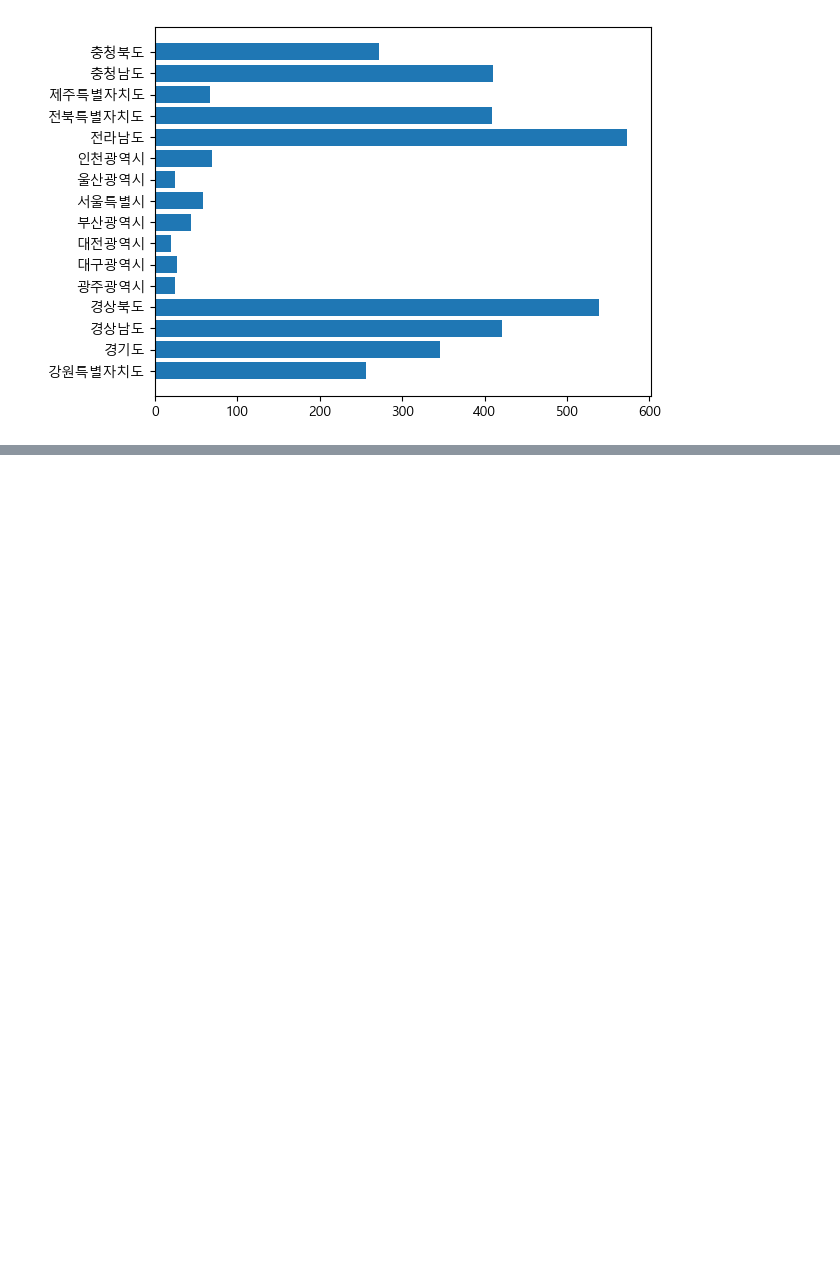
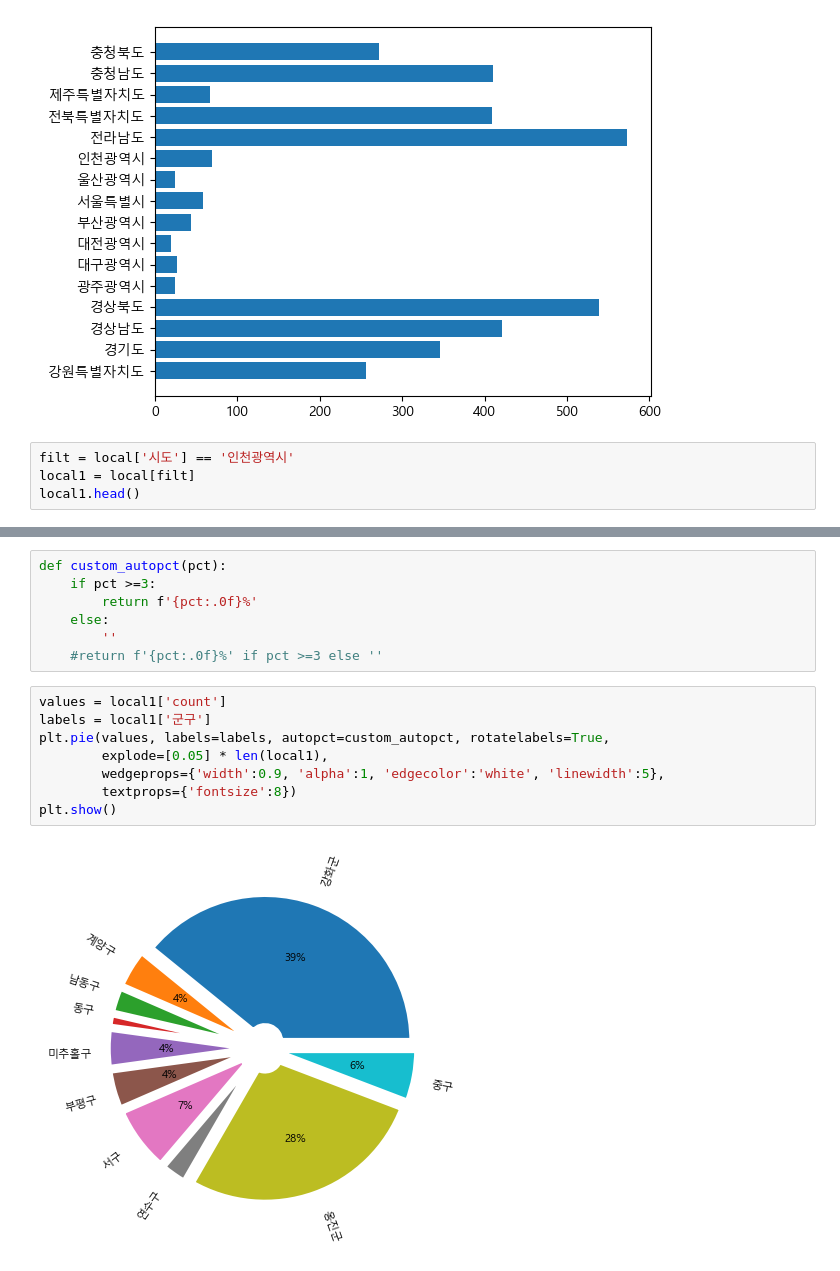
Before and after one commit to helen-cho/python, a Jupyter notebook: 04.데이터시각화/프로젝트/06.행정구역/02.행정구역별의료기관수.ipynb, the cells around one changed output, grey strips where cells are left out. Drawn from its saved outputs; the diff is of its cells as text; blank space fills up the shorter version.

```diff
--- a/04.데이터시각화/프로젝트/06.행정구역/02.행정구역별의료기관수.ipynb
+++ b/04.데이터시각화/프로젝트/06.행정구역/02.행정구역별의료기관수.ipynb
@@ -176,3 +176,7 @@ plt.barh(group.index, group.values)
 plt.show()
 # %% [output]
 [figure]
+# %%
+filt = local['시도'] == '인천광역시'
+local1 = local[filt]
+local1.head()
@@ -178,0 +191,17 @@ plt.show()
+# %%
+def custom_autopct(pct):
+    if pct >=3:
+        return f'{pct:.0f}%'
+    else:
+        ''
+    #return f'{pct:.0f}%' if pct >=3 else ''
+# %%
+values = local1['count']
+labels = local1['군구']
+plt.pie(values, labels=labels, autopct=custom_autopct, rotatelabels=True,
+        explode=[0.05] * len(local1),
+        wedgeprops={'width':0.9, 'alpha':1, 'edgecolor':'white', 'linewidth':5},
+        textprops={'fontsize':8})
+plt.show()
+# %% [output]
+[figure, added]
```
Also changed, not shown: parts of 1 cell of this notebook, 2 other files.
